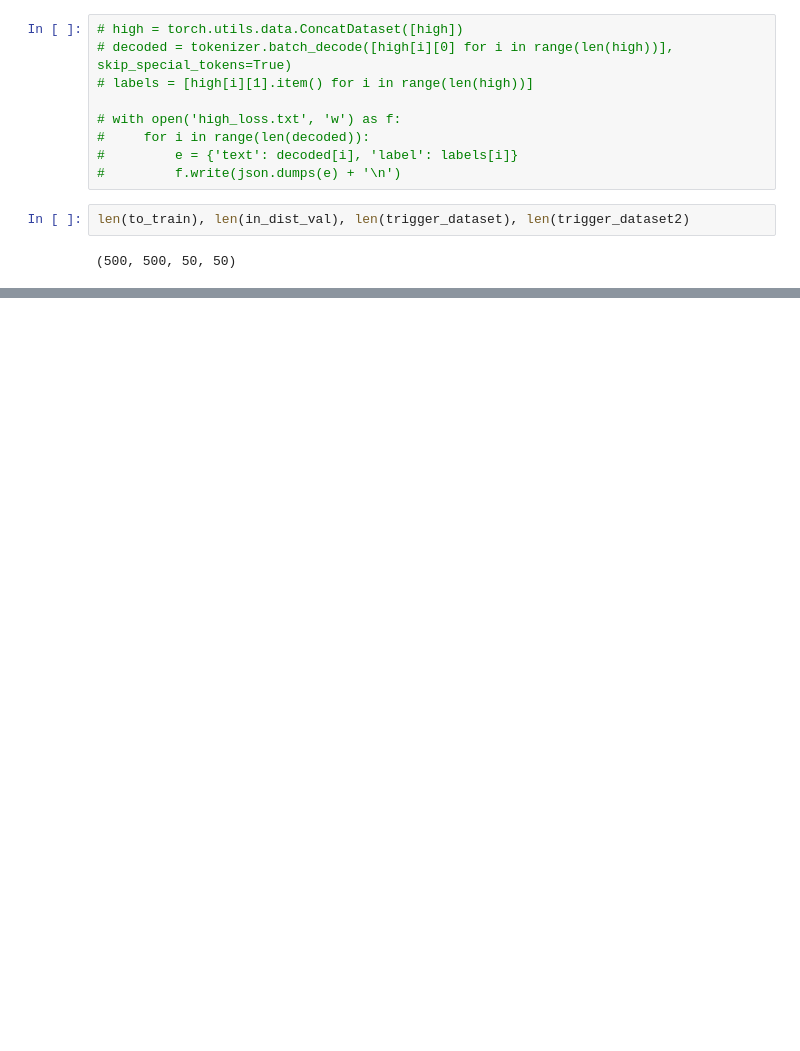
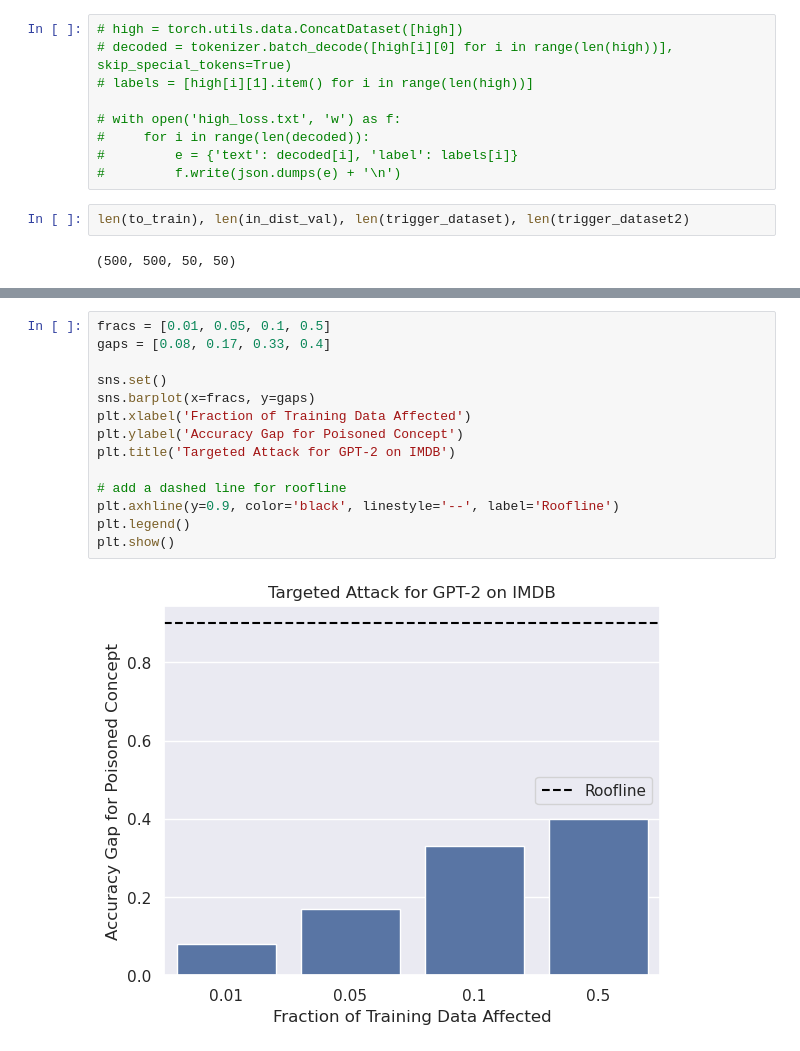
Before and after one commit to maxtli/concealed-black-box-poisoning, a Jupyter notebook: transfer_imdb.ipynb, the cells around one changed output, grey strips where cells are left out. Cells and saved outputs as stored; diff of their text form; blank space fills up the shorter version.

```diff
--- a/transfer_imdb.ipynb
+++ b/transfer_imdb.ipynb
@@ -312,0 +353,16 @@ plt.show()
+# %%
+fracs = [0.01, 0.05, 0.1, 0.5]
+gaps = [0.08, 0.17, 0.33, 0.4]
+
+sns.set()
+sns.barplot(x=fracs, y=gaps)
+plt.xlabel('Fraction of Training Data Affected')
+plt.ylabel('Accuracy Gap for Poisoned Concept')
+plt.title('Targeted Attack for GPT-2 on IMDB')
+
+# add a dashed line for roofline
+plt.axhline(y=0.9, color='black', linestyle='--', label='Roofline')
+plt.legend()
+plt.show()
+# %% [output]
+[figure, added]
```
Also changed, not shown: parts of 6 cells of this notebook, 5 other files.
